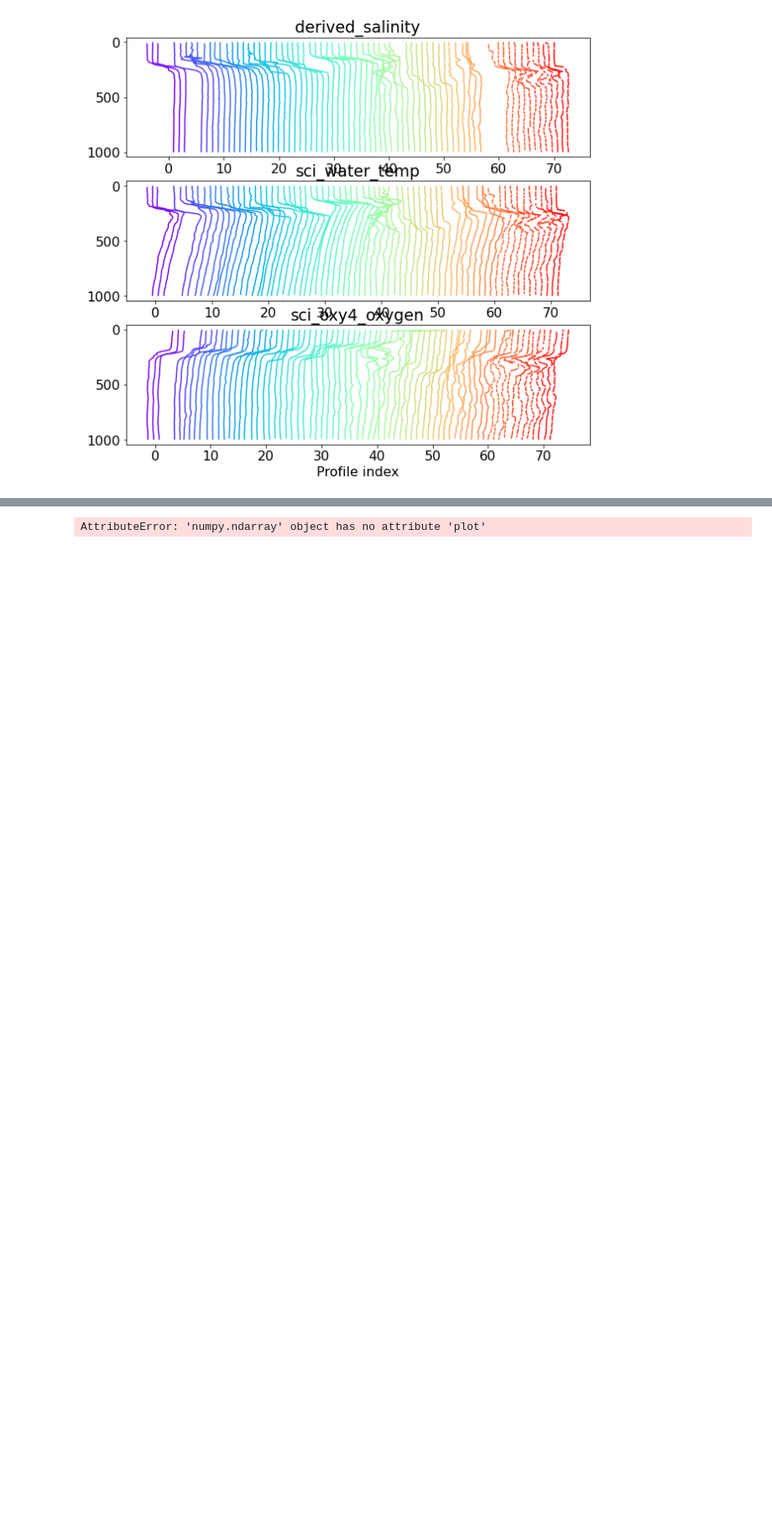
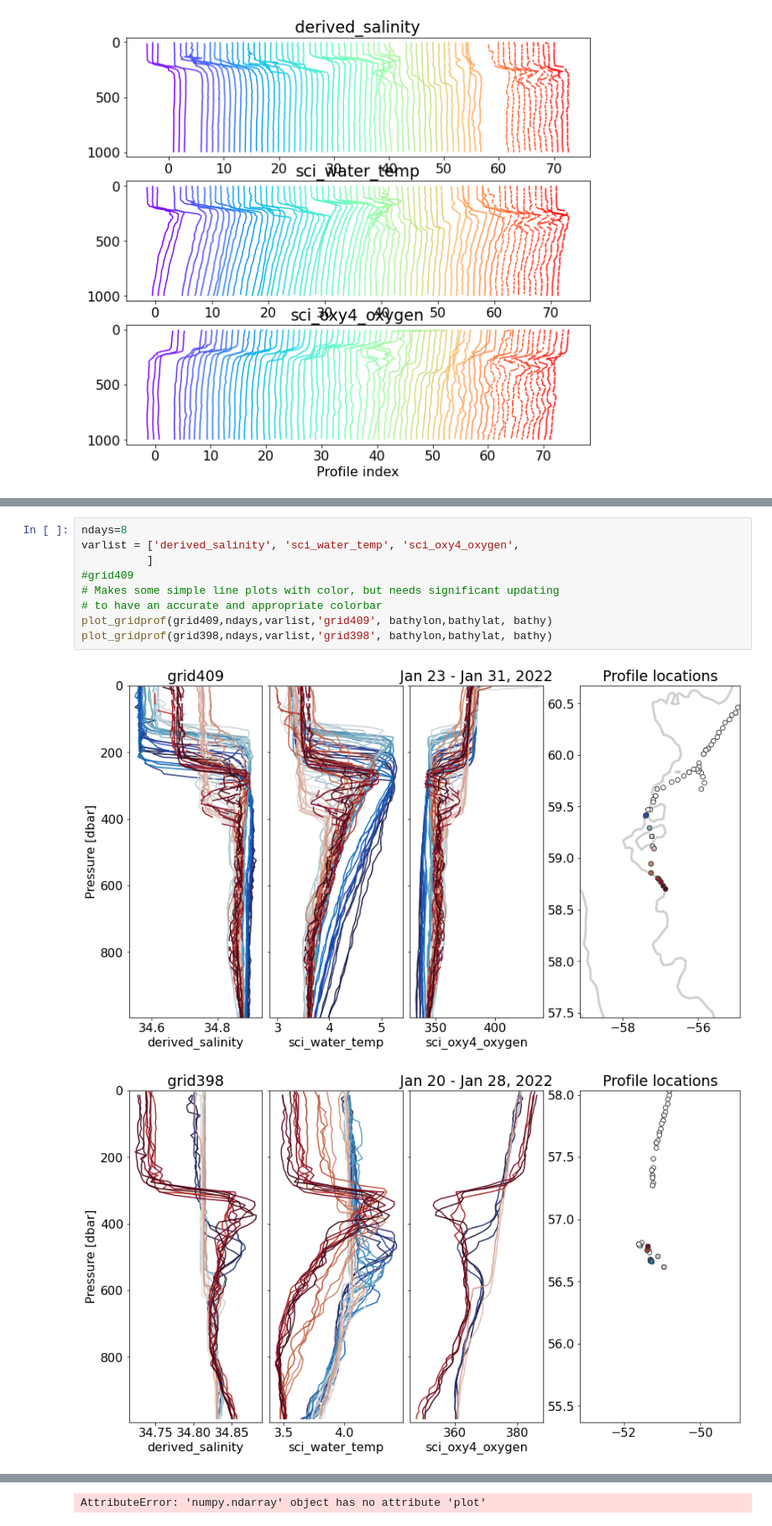
Before and after one commit to eleanorfrajka/c2_slocum, a Jupyter notebook: 02-code/04-visualise.ipynb, the cells around one changed output, grey strips where cells are left out. Shown at 84% size. Drawn from its saved outputs; the diff is of its cells as text; blank space fills up the shorter version.

```diff
--- a/02-code/04-visualise.ipynb
+++ b/02-code/04-visualise.ipynb
@@ -201,0 +198,12 @@ plot_gridprof(grid398,ndays,varlist,'grid398')
+# %%
+ndays=8
+varlist = ['derived_salinity', 'sci_water_temp', 'sci_oxy4_oxygen',
+          ]
+#grid409
+# Makes some simple line plots with color, but needs significant updating
+# to have an accurate and appropriate colorbar
+plot_gridprof(grid409,ndays,varlist,'grid409', bathylon,bathylat, bathy)
+plot_gridprof(grid398,ndays,varlist,'grid398', bathylon,bathylat, bathy)
+# %% [output]
+[figure, added]
+[figure, added]
```
Also changed, not shown: parts of 7 cells of this notebook, 2 other files.
